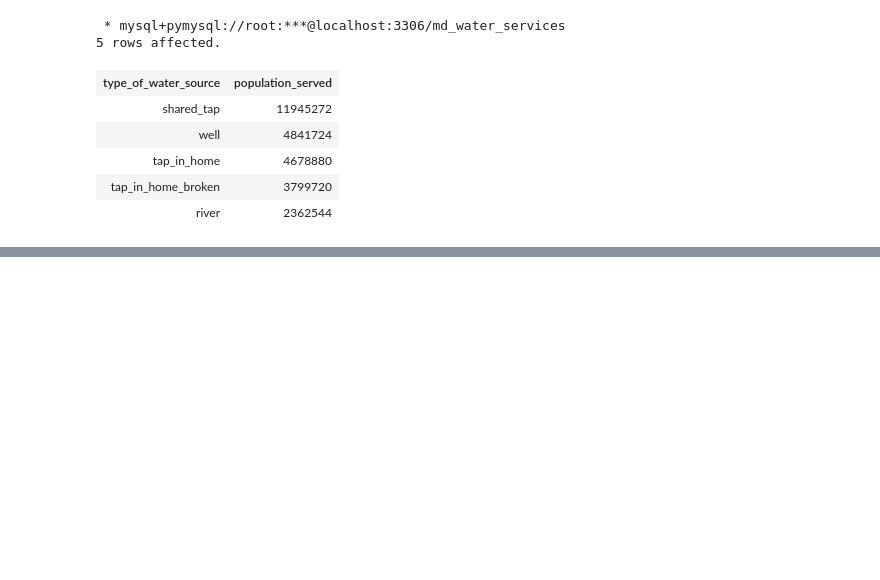
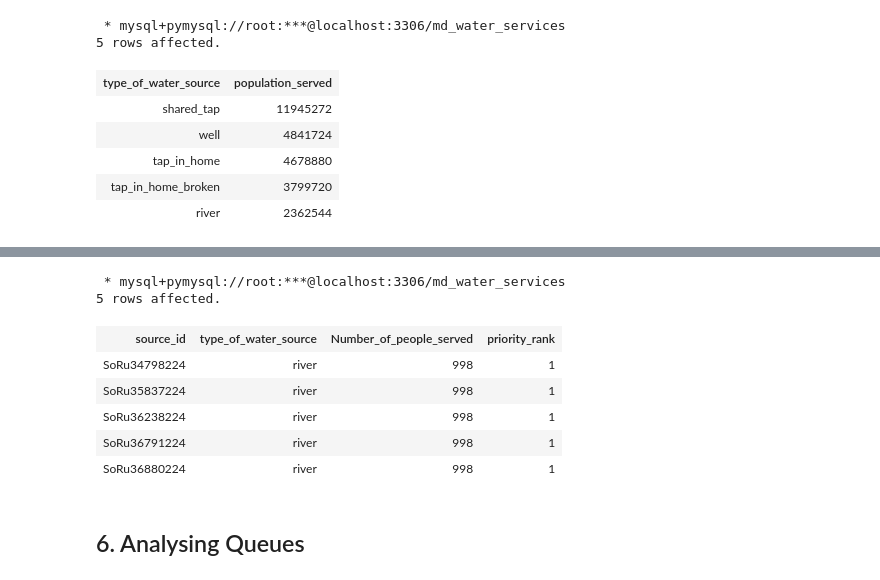
Before and after one commit to collins-kimotho/Maji_Ndogo, a Jupyter notebook: Maji_Ndogo.ipynb, the cells around one changed output, grey strips where cells are left out. Drawn from its saved outputs; the diff is of its cells as text; code cells hidden in the pictures; blank space fills up the shorter version.

```diff
--- a/Maji_Ndogo.ipynb
+++ b/Maji_Ndogo.ipynb
@@ -703,0 +696,24 @@ ORDER BY pct DESC;
+# %%
+%%sql
+
+-- Per-source priority (excluding home taps - they are already best)
+SELECT
+    source_id,
+    type_of_water_source,
+    Number_of_people_served,
+    DENSE_RANK() OVER(PARTITION BY type_of_water_source ORDER BY Number_of_people_served DESC) AS priority_rank
+FROM water_source
+WHERE type_of_water_source IN('shared_tap', 'well', 'river', 'tap_in_home_broken')
+ORDER BY type_of_water_source
+LIMIT 5;
+# %% [output]
+ * mysql+pymysql://root:***@localhost:3306/md_water_services
+5 rows affected.
+| source_id | type_of_water_source | Number_of_people_served | priority_rank |
+| SoRu34798224 | river | 998 | 1 |
+| SoRu35837224 | river | 998 | 1 |
+| SoRu36238224 | river | 998 | 1 |
+| SoRu36791224 | river | 998 | 1 |
+| SoRu36880224 | river | 998 | 1 |
+# %% [markdown]
+## 6. Analysing Queues
```
Also changed, not shown: parts of 14 cells of this notebook.
